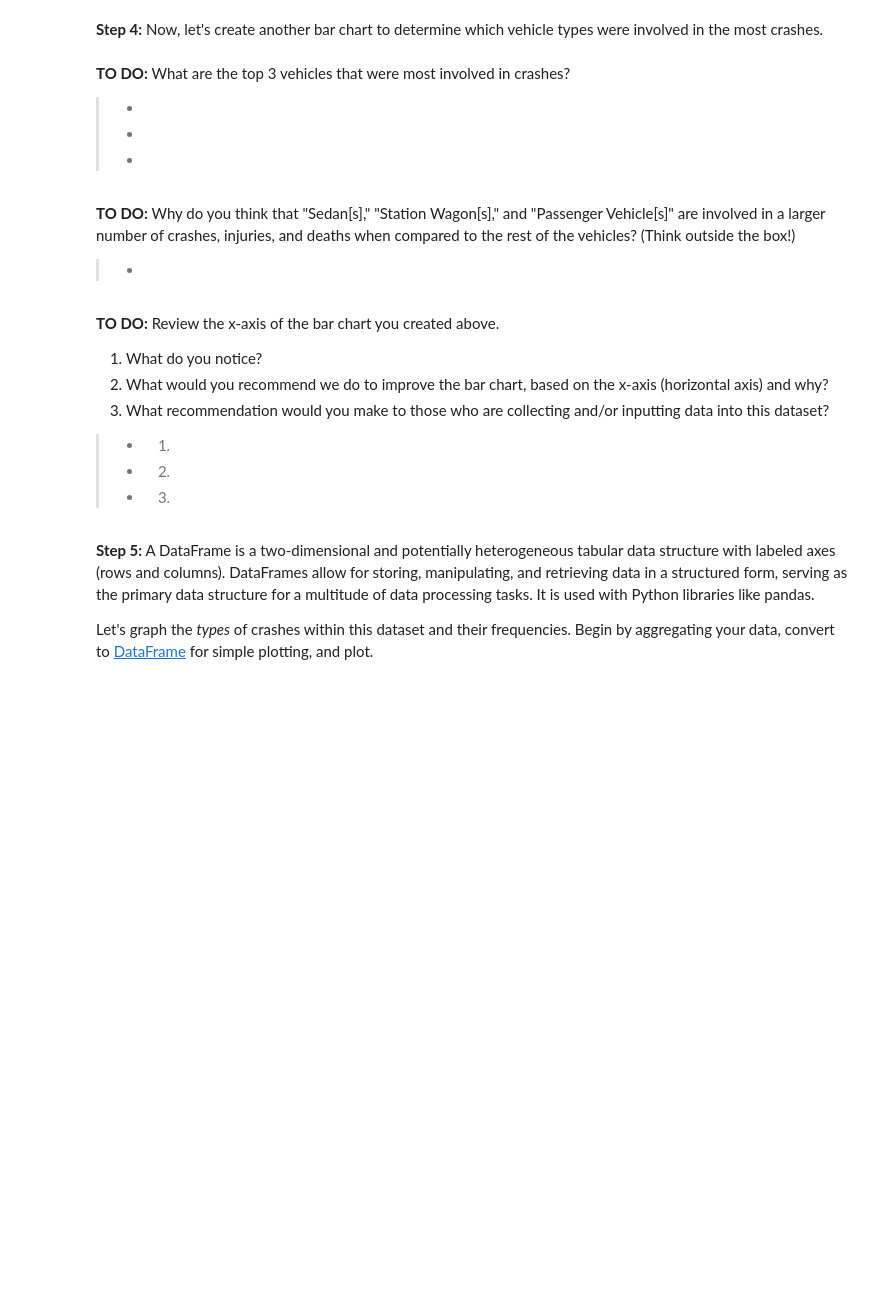
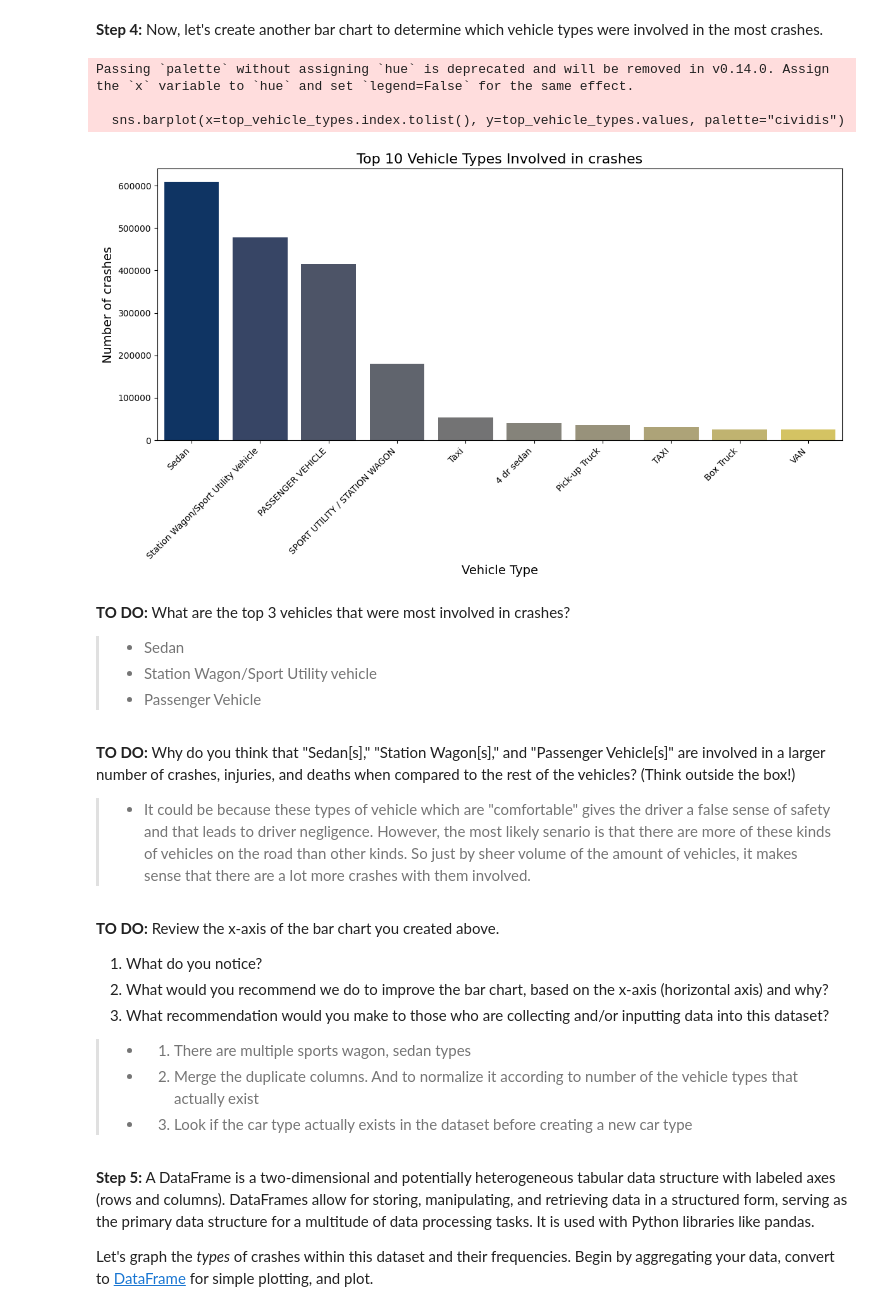
Before and after one commit to SilentStorm2k/Transportation-Data-Science-Project, a Jupyter notebook: Explorer_TDSP_Shivvanandh_Mohan.ipynb, the cells around one changed output. Cells and saved outputs as stored; diff of their text form; code cells hidden in the pictures; blank space fills up the shorter version.

```diff
--- a/Explorer_TDSP_Shivvanandh_Mohan.ipynb
+++ b/Explorer_TDSP_Shivvanandh_Mohan.ipynb
@@ -239,28 +262,33 @@ plt.show()
 # %%
 # Determine the top vehicle types involved in crashes
 top_vehicle_types = data['VEHICLE TYPE CODE 1'].value_counts().head(10)
 
 # Plotting the top vehicle types
 plt.figure(figsize=(12, 7))
-sns.barplot(x=__________, y=__________, palette="cividis")
+sns.barplot(x=top_vehicle_types.index.tolist(), y=top_vehicle_types.values, palette="cividis")
 plt.title('Top 10 Vehicle Types Involved in crashes', fontsize=16)
 plt.xlabel('Vehicle Type', fontsize=14)
 plt.ylabel('Number of crashes', fontsize=14)
 plt.xticks(rotation=45, ha='right')
 plt.tight_layout()
 plt.show()
+# %% [output]
+Passing `palette` without assigning `hue` is deprecated and will be removed in v0.14.0. Assign the `x` variable to `hue` and set `legend=False` for the same effect.
+
+  sns.barplot(x=top_vehicle_types.index.tolist(), y=top_vehicle_types.values, palette="cividis")
+[figure, added]
 # %% [markdown]
 **TO DO:** What are the top 3 vehicles that were most involved in crashes?
 
 
-> *
-> *
-> *
+> *   Sedan
+> *   Station Wagon/Sport Utility vehicle
+> *   Passenger Vehicle
 # %% [markdown]
 **TO DO:** Why do you think that "Sedan[s]," "Station Wagon[s]," and "Passenger Vehicle[s]" are involved in a larger number of crashes, injuries, and deaths when compared to the rest of the vehicles? (Think outside the box!)
 
 
-> *
+> *  It could be because these types of vehicle which are "comfortable" gives the driver a false sense of safety and that leads to driver negligence. However, the most likely senario is that there are more of these kinds of vehicles on the road than other kinds. So just by sheer volume of the amount of vehicles, it makes sense that there are a lot more crashes with them involved.
 # %% [markdown]
 **TO DO:** Review the x-axis of the bar chart you created above. </br>
 1) What do you notice? </br>
@@ -268,9 +296,9 @@ plt.show()
 3) What recommendation would you make to those who are collecting and/or inputting data into this dataset?
 
 
-> *  1)
-> *  2)
-> *  3)
+> *  1) There are multiple sports wagon, sedan types
+> *  2) Merge the duplicate columns. And to normalize it according to number of the vehicle types that actually exist
+> *  3) Look if the car type actually exists in the dataset before creating a new car type
 # %% [markdown]
 **Step 5:**  A DataFrame is a two-dimensional and potentially heterogeneous tabular data structure with labeled axes (rows and columns). DataFrames allow for storing, manipulating, and retrieving data in a structured form, serving as the primary data structure for a multitude of data processing tasks. It is used with Python libraries like pandas.
 
```
Also changed, not shown: parts of 7 cells of this notebook.
